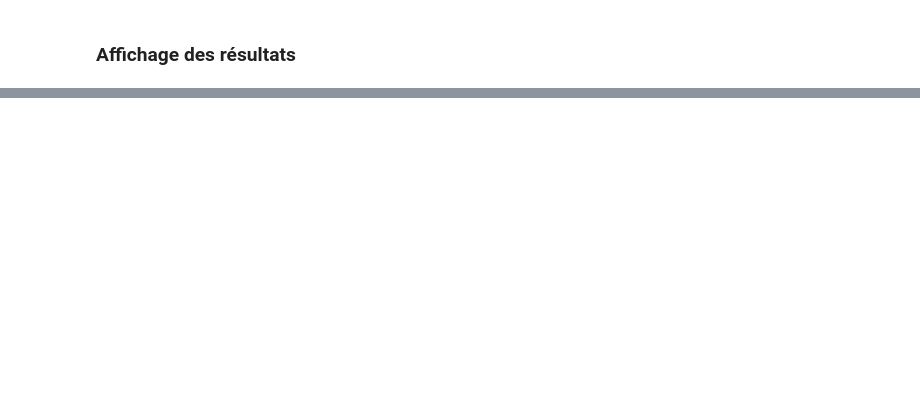
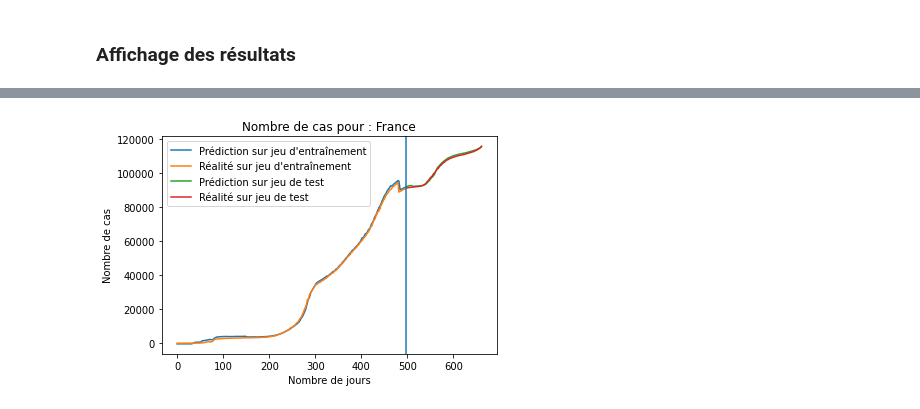
Before and after one commit to Alex2mars/UQAC_Forage_Projet_Covid, a Jupyter notebook: covid_predict.ipynb, the cells around one changed output, grey strips where cells are left out. Cells and saved outputs as stored; diff of their text form; code cells hidden in the pictures; blank space fills up the shorter version.

```diff
--- a/covid_predict.ipynb
+++ b/covid_predict.ipynb
@@ -193,0 +325,21 @@ display_plot_lstm(deaths_lstm, deaths_scaler, deaths_trainX, deaths_trainY, deat
+# %%
+multi_data = list(zip(scaled_confirmed, scaled_stringency))
+# %%
+multi_train, multi_test, _ = create_lstm_sets(multi_data, time_steps, scale=False)
+multi_trainX, multi_trainY = multi_train
+multi_testX, multi_testY = multi_test
+# %%
+def lstm_network_multi(X, Y, time_steps=1, n_features=1):
+  model = kr.Sequential()
+  model.add(kr.layers.LSTM(100, input_shape=(time_steps, n_features), return_sequences=True)) #return_sequences=True
+  model.add(kr.layers.Dropout(0.2))
+  model.add(kr.layers.LSTM(100))
+  model.add(kr.layers.Dropout(0.2))
+  model.add(kr.layers.Dense(1))
+  opt = tf.keras.optimizers.Adam(learning_rate=0.001)
+  model.compile(loss='mean_squared_error', optimizer=opt)
+  model.summary()
+  model.fit(X, Y, epochs=30, batch_size=6);
+  return model
+# %%
+multi_lstm = lstm_network_multi(multi_trainX, multi_trainY, time_steps, n_features)
@@ -193,0 +364,4 @@ display_plot_lstm(deaths_lstm, deaths_scaler, deaths_trainX, deaths_trainY, deat
+# %%
+display_plot_lstm(multi_lstm, deaths_scaler, multi_trainX, multi_trainY, multi_testX, multi_testY, country, "cas")
+# %% [output]
+[figure, added]
```
Also changed, not shown: parts of 27 cells of this notebook, 2 other files.
